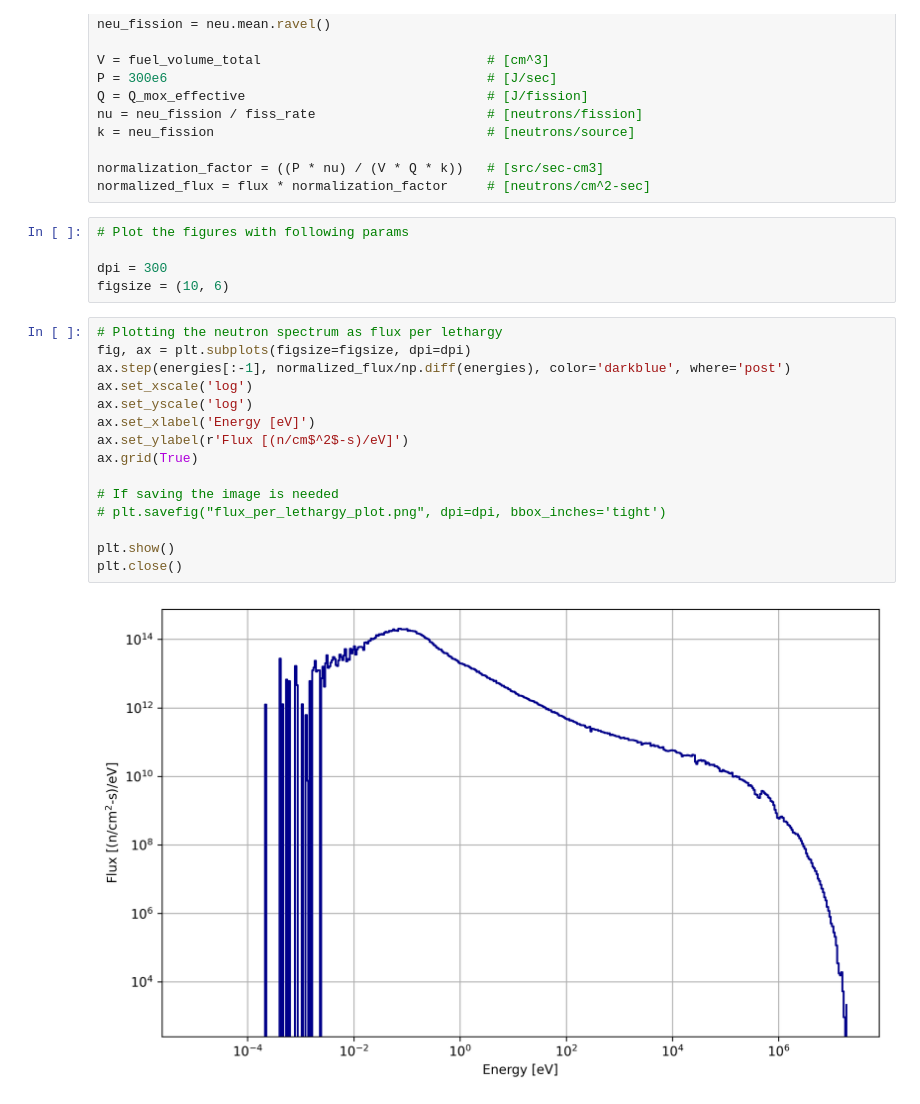
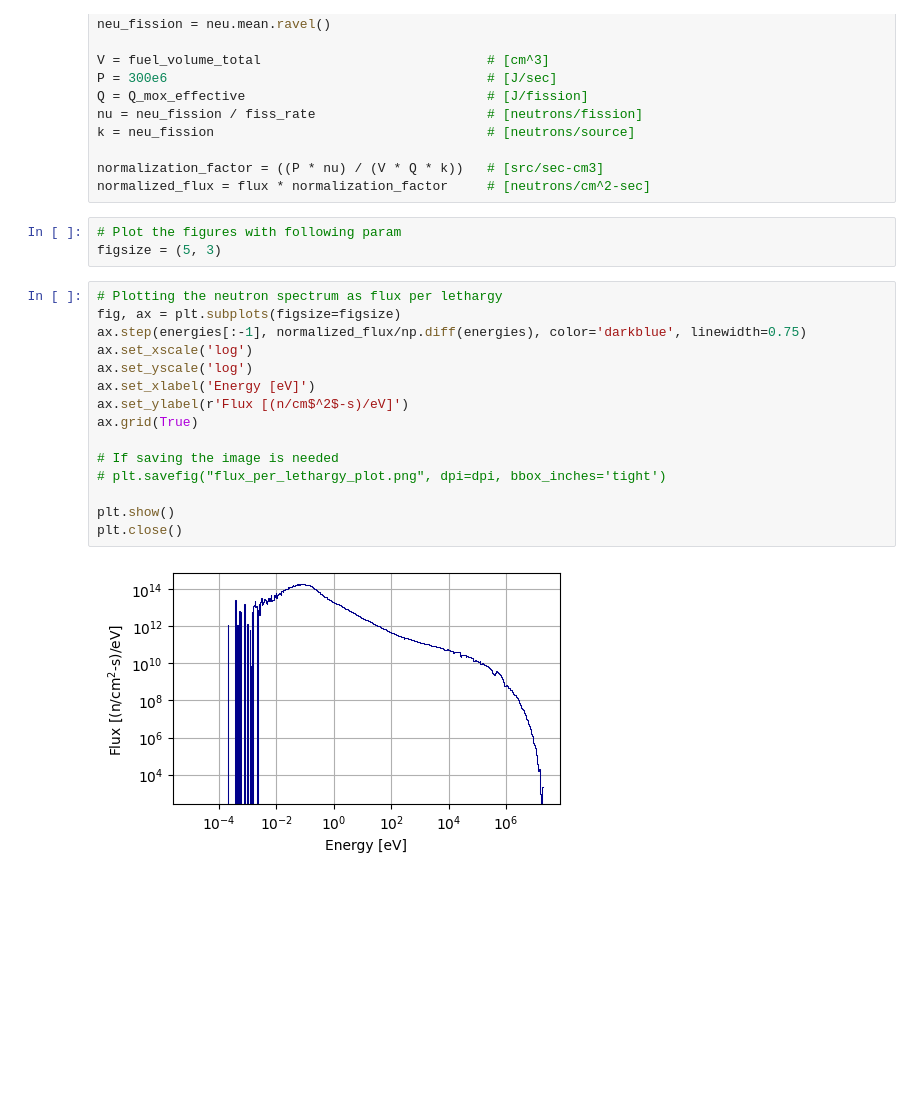
Before and after one commit to SShuddho/neutronics-alfred, a Jupyter notebook: notebooks/neutron-spectrum/neutron-spectrum.ipynb, the cells around one changed output. Saved outputs shown, nothing was run; the diff lists cells and outputs as text; blank space fills up the shorter version.

```diff
--- a/notebooks/neutron-spectrum/neutron-spectrum.ipynb
+++ b/notebooks/neutron-spectrum/neutron-spectrum.ipynb
@@ -482,26 +431,24 @@ k = neu_fission                                   # [neutrons/source]
 normalization_factor = ((P * nu) / (V * Q * k))   # [src/sec-cm3]
 normalized_flux = flux * normalization_factor     # [neutrons/cm^2-sec]
 # %%
-# Plot the figures with following params
-
-dpi = 300
-figsize = (10, 6)
+# Plot the figures with following param
+figsize = (5, 3)
 # %%
 # Plotting the neutron spectrum as flux per lethargy
-fig, ax = plt.subplots(figsize=figsize, dpi=dpi)
-ax.step(energies[:-1], normalized_flux/np.diff(energies), color='darkblue', where='post')
+fig, ax = plt.subplots(figsize=figsize)
+ax.step(energies[:-1], normalized_flux/np.diff(energies), color='darkblue', linewidth=0.75)
 ax.set_xscale('log')
 ax.set_yscale('log')
 ax.set_xlabel('Energy [eV]')
 ax.set_ylabel(r'Flux [(n/cm$^2$-s)/eV]')
 ax.grid(True)
 
 # If saving the image is needed
 # plt.savefig("flux_per_lethargy_plot.png", dpi=dpi, bbox_inches='tight')
 
 plt.show()
 plt.close()
 # %% [output]
-[figure, old version]
+[figure, new version]
 # %%
 # Plotting the neutron spectrum in a loglog plot
```
Also changed, not shown: parts of 9 cells of this notebook, 32 other files.
